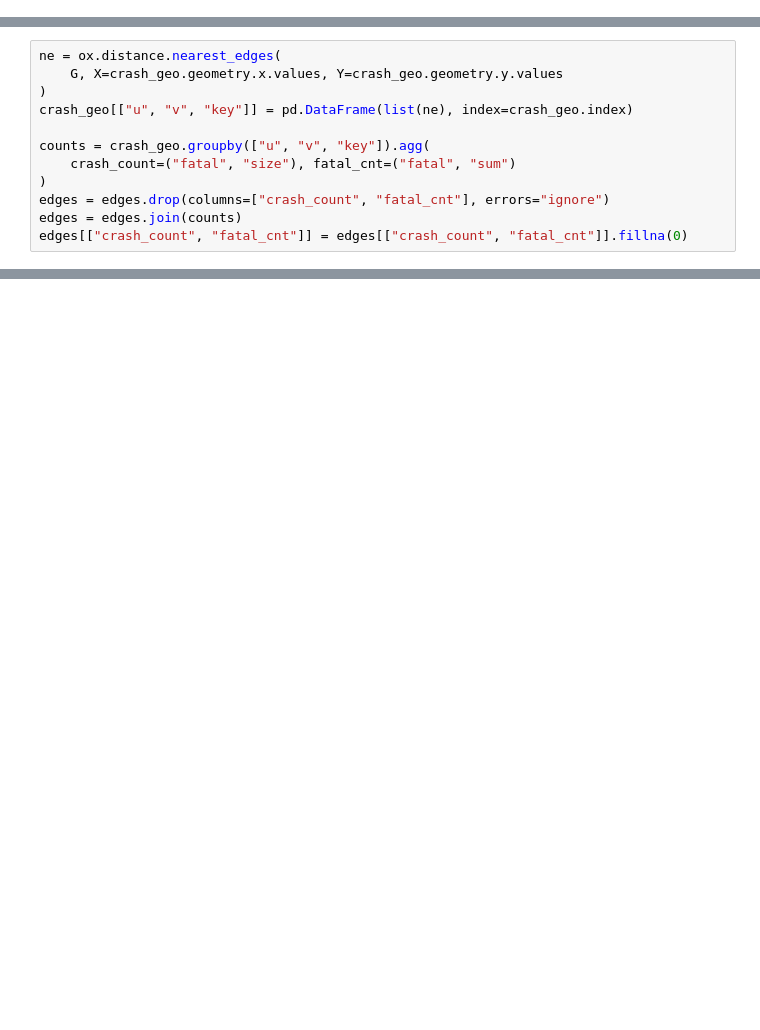
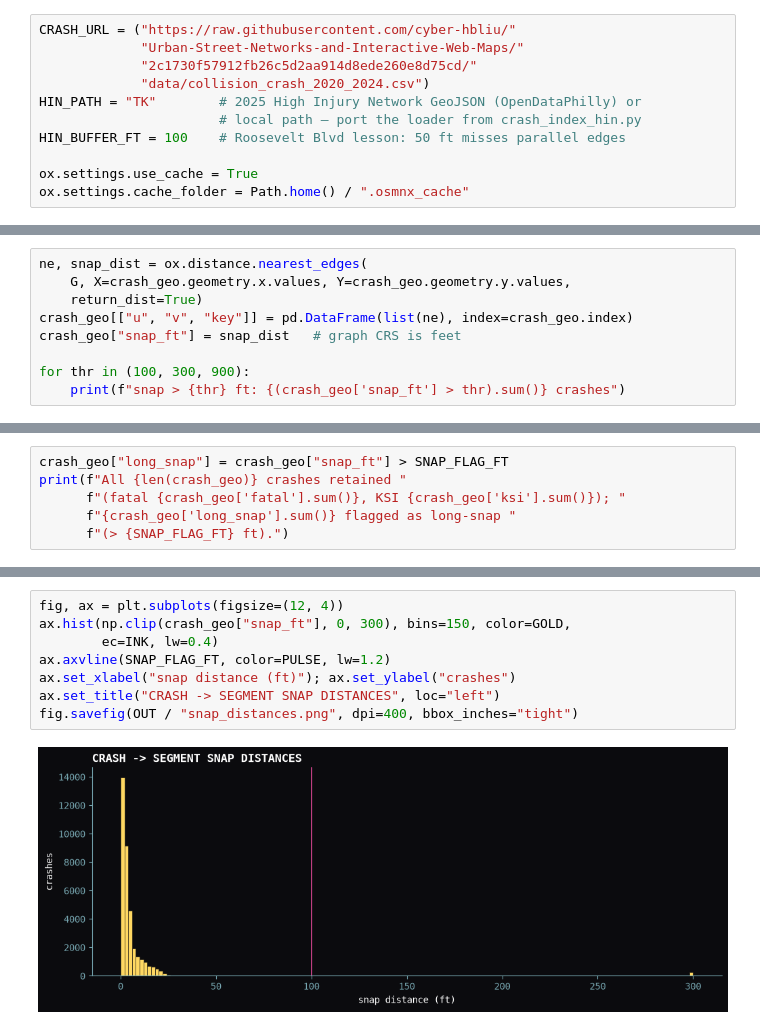
Before and after one commit to cyber-hbliu/Urban-Street-Networks-and-Interactive-Web-Maps, a Jupyter notebook: update.ipynb, the cells around one changed output, grey strips where cells are left out. Saved outputs shown, nothing was run; the diff lists cells and outputs as text; blank space fills up the shorter version.

```diff
--- a/update.ipynb
+++ b/update.ipynb
@@ -24 +25,12 @@ ox.settings.cache_folder = Path.home() / ".osmnx_cache"
+# %%
+CRASH_URL = ("https://raw.githubusercontent.com/cyber-hbliu/"
+             "Urban-Street-Networks-and-Interactive-Web-Maps/"
+             "2c1730f57912fb26c5d2aa914d8ede260e8d75cd/"
+             "data/collision_crash_2020_2024.csv")
+HIN_PATH = "TK"        # 2025 High Injury Network GeoJSON (OpenDataPhilly) or
+                       # local path — port the loader from crash_index_hin.py
+HIN_BUFFER_FT = 100    # Roosevelt Blvd lesson: 50 ft misses parallel edges
+
+ox.settings.use_cache = True
+ox.settings.cache_folder = Path.home() / ".osmnx_cache"
 # %%
@@ -88,12 +124,9 @@ Crashes citywide: 36303  (fatal: 620)
 # %%
-ne = ox.distance.nearest_edges(
-    G, X=crash_geo.geometry.x.values, Y=crash_geo.geometry.y.values
-)
+ne, snap_dist = ox.distance.nearest_edges(
+    G, X=crash_geo.geometry.x.values, Y=crash_geo.geometry.y.values,
+    return_dist=True)
 crash_geo[["u", "v", "key"]] = pd.DataFrame(list(ne), index=crash_geo.index)
+crash_geo["snap_ft"] = snap_dist   # graph CRS is feet
 
-counts = crash_geo.groupby(["u", "v", "key"]).agg(
-    crash_count=("fatal", "size"), fatal_cnt=("fatal", "sum")
-)
-edges = edges.drop(columns=["crash_count", "fatal_cnt"], errors="ignore")
-edges = edges.join(counts)
-edges[["crash_count", "fatal_cnt"]] = edges[["crash_count", "fatal_cnt"]].fillna(0)
+for thr in (100, 300, 900):
+    print(f"snap > {thr} ft: {(crash_geo['snap_ft'] > thr).sum()} crashes")
@@ -99,0 +137,6 @@ edges[["crash_count", "fatal_cnt"]] = edges[["crash_count", "fatal_cnt"]].fillna
+# %%
+crash_geo["long_snap"] = crash_geo["snap_ft"] > SNAP_FLAG_FT
+print(f"All {len(crash_geo)} crashes retained "
+      f"(fatal {crash_geo['fatal'].sum()}, KSI {crash_geo['ksi'].sum()}); "
+      f"{crash_geo['long_snap'].sum()} flagged as long-snap "
+      f"(> {SNAP_FLAG_FT} ft).")
@@ -121,0 +171,10 @@ edges
+# %%
+fig, ax = plt.subplots(figsize=(12, 4))
+ax.hist(np.clip(crash_geo["snap_ft"], 0, 300), bins=150, color=GOLD,
+        ec=INK, lw=0.4)
+ax.axvline(SNAP_FLAG_FT, color=PULSE, lw=1.2)
+ax.set_xlabel("snap distance (ft)"); ax.set_ylabel("crashes")
+ax.set_title("CRASH -> SEGMENT SNAP DISTANCES", loc="left")
+fig.savefig(OUT / "snap_distances.png", dpi=400, bbox_inches="tight")
+# %% [output]
+[figure, added]
```
Also changed, not shown: parts of 54 cells of this notebook.
